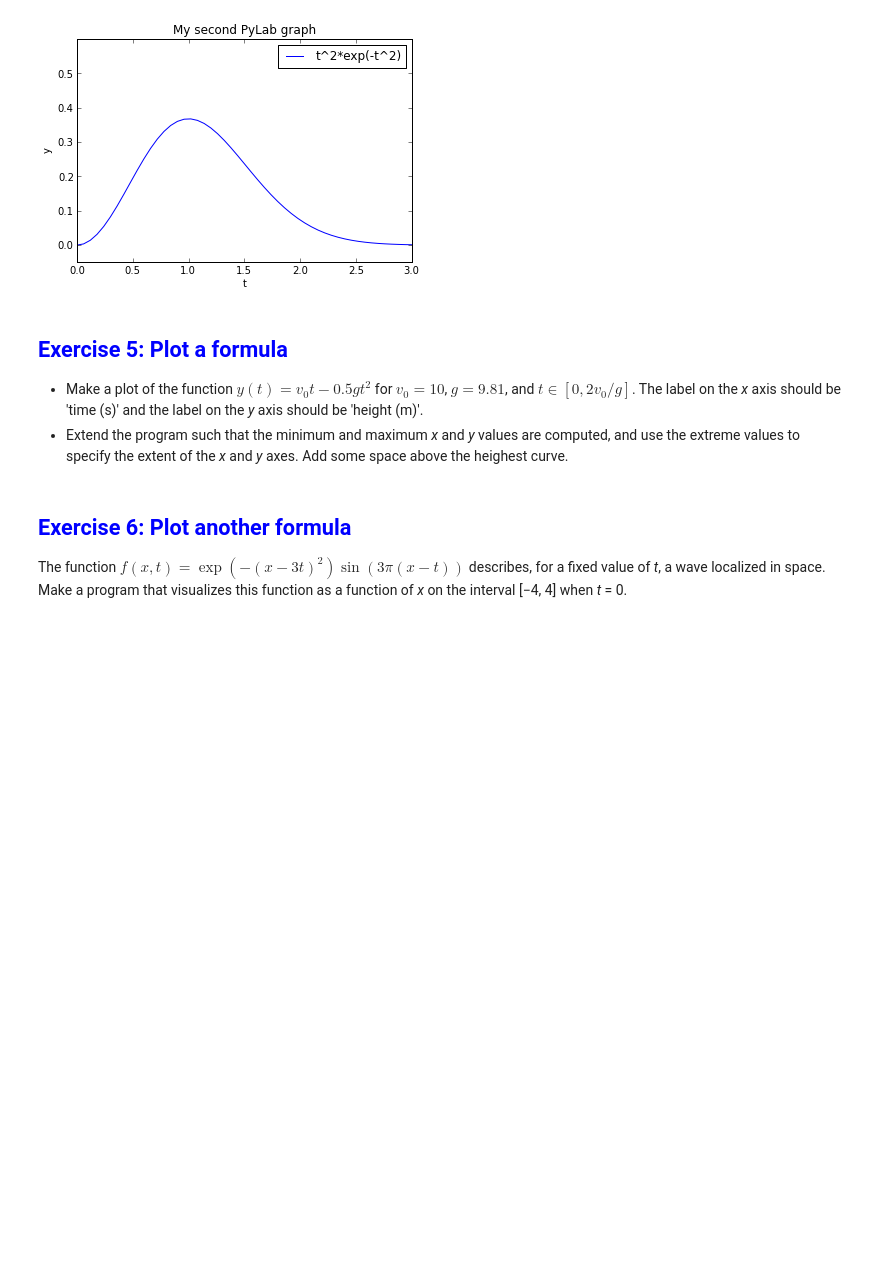
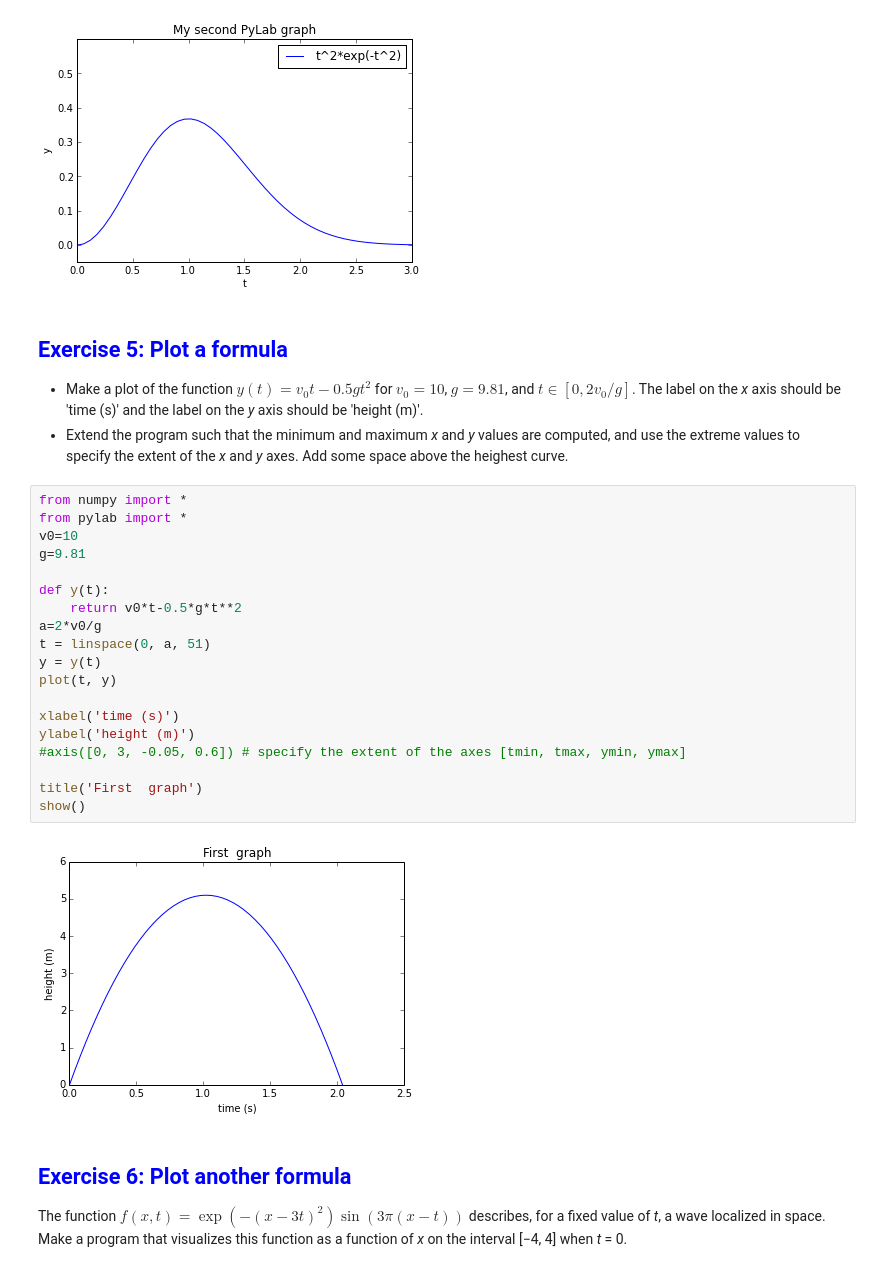
Before and after one commit to par15/Introduction-to-Python-programming-for-MPECDT, a Jupyter notebook: notebook/Python-4.ipynb, the cells around one changed output. Cells and saved outputs as stored; diff of their text form; blank space fills up the shorter version.

Commit message:
plots

```diff
--- a/notebook/Python-4.ipynb
+++ b/notebook/Python-4.ipynb
@@ -309,6 +311,27 @@ show()
 ## <span style="color:blue">Exercise 5: Plot a formula</span>
 * Make a plot of the function $y(t) = v_0t − 0.5gt^2$ for $v_0 = 10$, $g = 9.81$, and $t \in [0, 2v_0/g]$. The label on the *x* axis should be 'time (s)' and the label on the *y* axis should be 'height (m)'.
 * Extend the program such that the minimum and maximum *x* and *y* values are computed, and use the extreme values to specify the extent of the *x* and *y* axes. Add some space above the heighest curve.
+# %%
+from numpy import *
+from pylab import *
+v0=10
+g=9.81
+
+def y(t):
+    return v0*t-0.5*g*t**2
+a=2*v0/g
+t = linspace(0, a, 51)
+y = y(t)
+plot(t, y)
+
+xlabel('time (s)')
+ylabel('height (m)')
+#axis([0, 3, -0.05, 0.6]) # specify the extent of the axes [tmin, tmax, ymin, ymax]
+
+title('First  graph')
+show()
+# %% [output]
+[figure, added]
 # %% [markdown]
 ## <span style="color:blue">Exercise 6: Plot another formula</span>
 The function</br></br>
```
Also changed, not shown: parts of 4 cells of this notebook.
